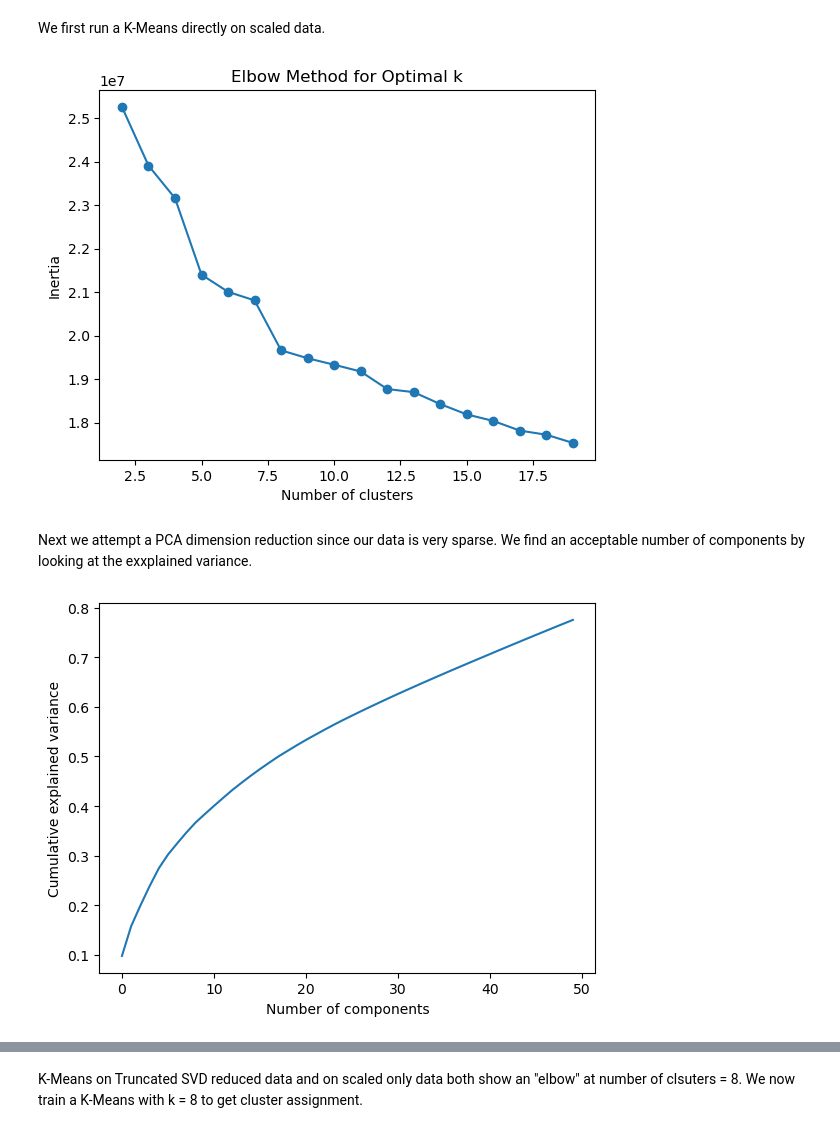
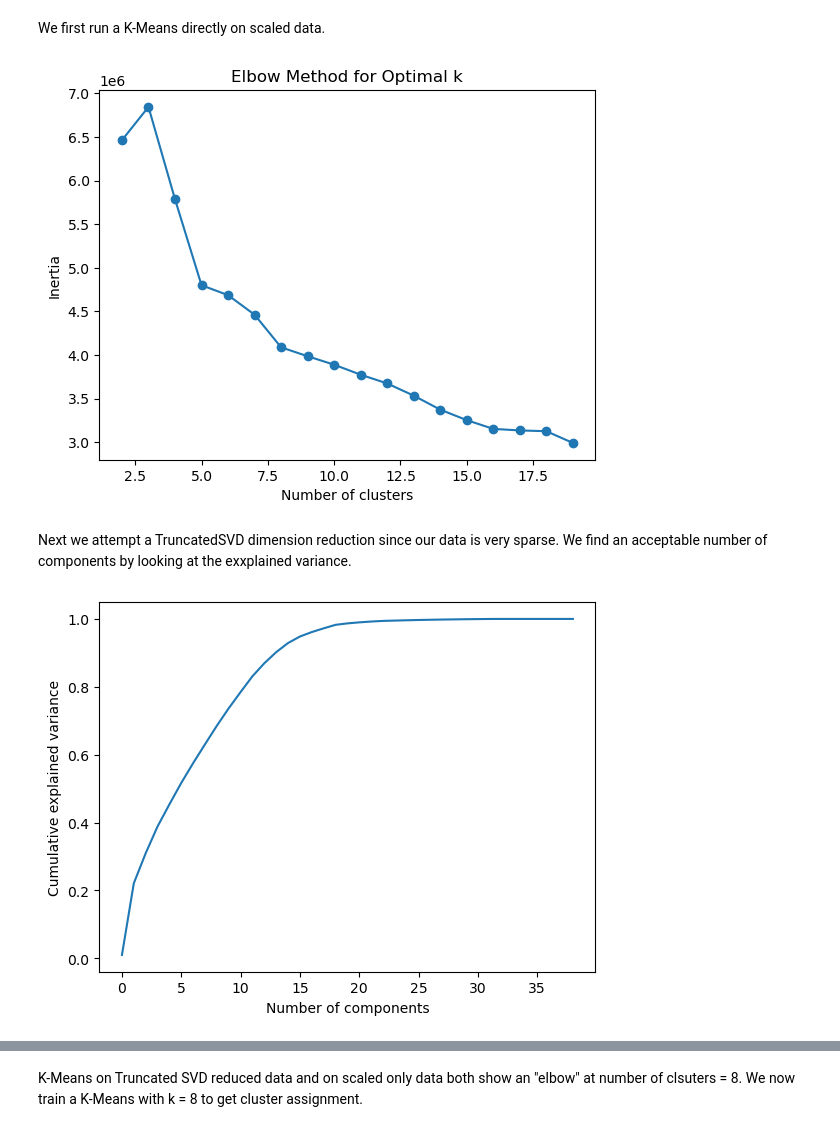
Before and after one commit to yang3410/Chase-take-home-project, a Jupyter notebook: Clustering.ipynb, the cells around one changed output, grey strips where cells are left out. Saved outputs shown, nothing was run; the diff lists cells and outputs as text; code cells hidden in the pictures.

Commit message:
clustering update
changed categorical encoding method and added visualization

```diff
--- a/Clustering.ipynb
+++ b/Clustering.ipynb
@@ -11,14 +11,14 @@ import matplotlib.pyplot as plt
 from sklearn.cluster import KMeans
 from sklearn.preprocessing import OneHotEncoder, StandardScaler
 
-# One hot encode categorical features
-ohe = OneHotEncoder(drop='first', sparse_output=False, handle_unknown='ignore')
-
-X_ohe = pd.DataFrame(ohe.fit_transform(X[categorical]),
-                           columns=ohe.get_feature_names_out(categorical),
-                           index=X.index)
-
-X_enc = pd.concat([X[numerical], X_ohe], axis=1)
+# use frequency encoding
+X_enc = X.copy()
+for col in categorical:
+    freq = X_enc[col].value_counts() / len(X_enc)
+    X_enc[col] = X_enc[col].map(freq)
+# scale numerical features
+scaler = StandardScaler()
+X_enc[numerical] = scaler.fit_transform(X_enc[numerical])
 # %%
 from sklearn.feature_selection import VarianceThreshold
 
@@ -61,23 +69,23 @@ plt.ylabel("Inertia")
 plt.title("Elbow Method for Optimal k")
 plt.show()
 # %% [output]
-[figure, old version]
+[figure, new version]
 # %% [markdown]
-Next we attempt a PCA dimension reduction since our data is very sparse.
+Next we attempt a TruncatedSVD dimension reduction since our data is very sparse.
 We find an acceptable number of components by looking at the exxplained variance.
 # %%
 from sklearn.decomposition import TruncatedSVD
 
-svd = TruncatedSVD(n_components=50, random_state=42)
-X_svd = svd.fit_transform(X_scaled)
+svd = TruncatedSVD(n_components=39, random_state=42)
+X_svd = svd.fit_transform(X_filtered)
 
 explained_ratio = svd.explained_variance_ratio_
 cumulative_variance = explained_ratio.cumsum()
 
 import matplotlib.pyplot as plt
 plt.plot(cumulative_variance)
 plt.xlabel("Number of components")
 plt.ylabel("Cumulative explained variance")
 plt.show()
 # %% [output]
-[figure, old version]
+[figure, new version]
```
Also changed, not shown: parts of 11 cells of this notebook, 1 other file.
